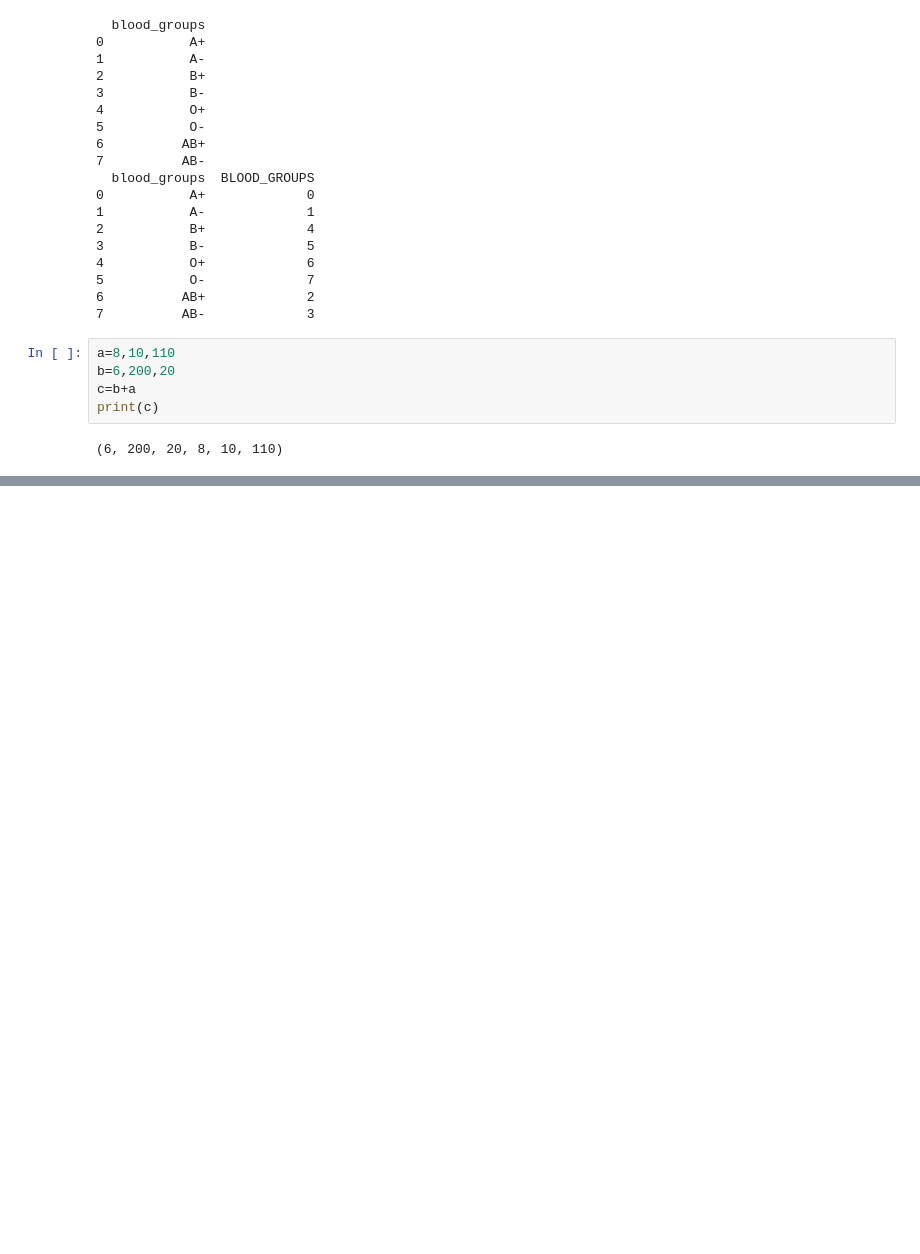
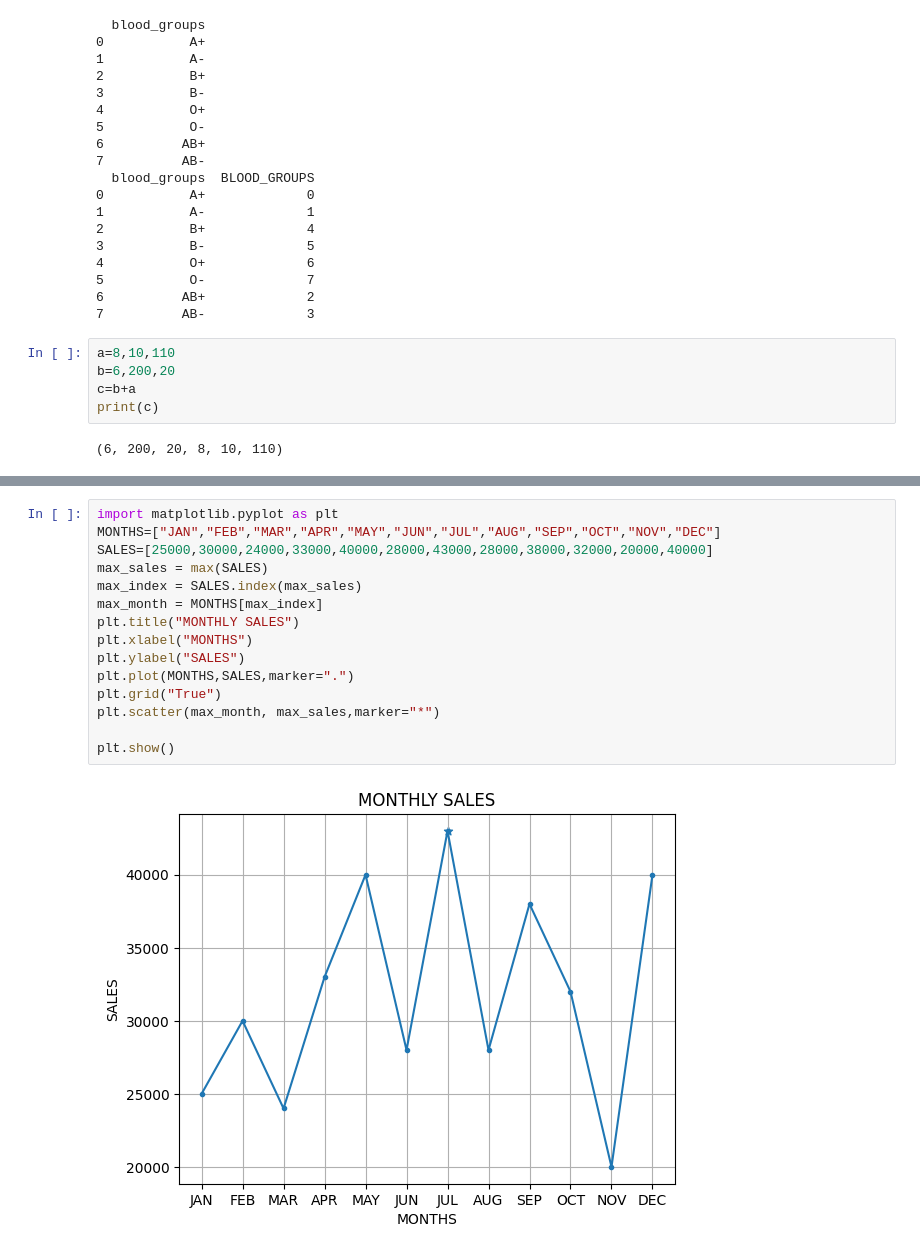
Before and after one commit to keerthimareedu3/keerthi, a Jupyter notebook: practices.ipynb, the cells around one changed output, grey strips where cells are left out. Cells and saved outputs as stored; diff of their text form; blank space fills up the shorter version.

```diff
--- a/practices.ipynb
+++ b/practices.ipynb
@@ -414,0 +476,17 @@ print(c)
+# %%
+import matplotlib.pyplot as plt
+MONTHS=["JAN","FEB","MAR","APR","MAY","JUN","JUL","AUG","SEP","OCT","NOV","DEC"]
+SALES=[25000,30000,24000,33000,40000,28000,43000,28000,38000,32000,20000,40000]
+max_sales = max(SALES)
+max_index = SALES.index(max_sales)
+max_month = MONTHS[max_index]
+plt.title("MONTHLY SALES")
+plt.xlabel("MONTHS")
+plt.ylabel("SALES")
+plt.plot(MONTHS,SALES,marker=".")
+plt.grid("True")
+plt.scatter(max_month, max_sales,marker="*")
+
+plt.show()
+# %% [output]
+[figure, added]
```
Also changed, not shown: parts of 3 cells of this notebook.
